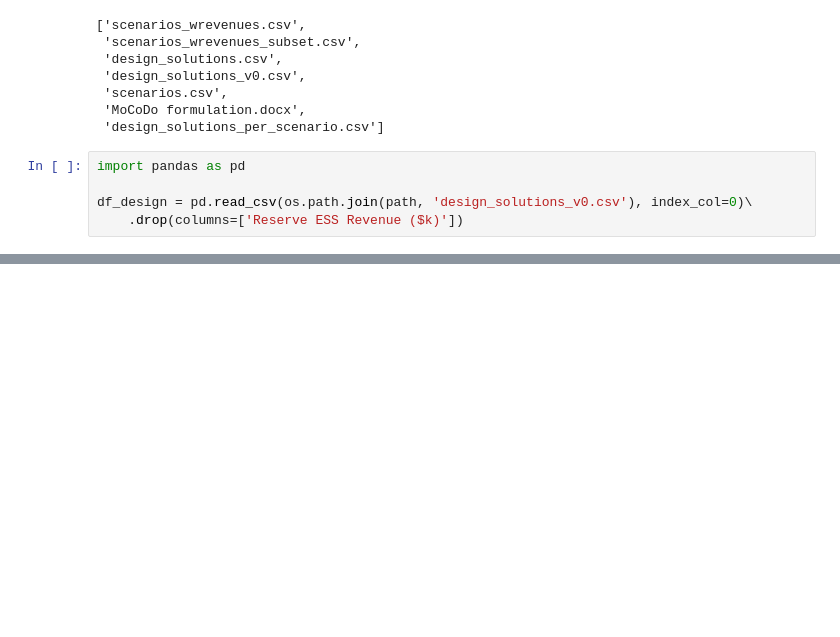
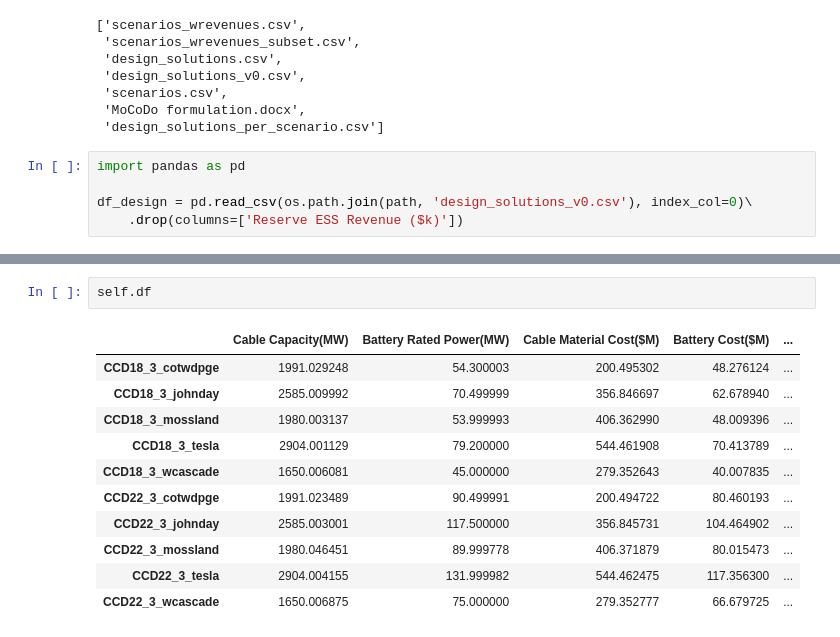
Before and after one commit to pnnl/pyMOODS, a Jupyter notebook: notebooks/Paper Figures.ipynb, the cells around one changed output, grey strips where cells are left out. Cells and saved outputs as stored; diff of their text form; blank space fills up the shorter version.

```diff
--- a/notebooks/Paper Figures.ipynb
+++ b/notebooks/Paper Figures.ipynb
@@ -167,2 +167,16 @@ plt.savefig('heatmap-example.pdf', format='pdf', bbox_inches='tight')
+# %%
+self.df
+# %% [output]
+|  | Cable Capacity(MW) | Battery Rated Power(MW) | Cable Material Cost($M) | Battery Cost($M) | ... |
+| CCD18_3_cotwdpge | 1991.029248 | 54.300003 | 200.495302 | 48.276124 | ... |
+| CCD18_3_johnday | 2585.009992 | 70.499999 | 356.846697 | 62.678940 | ... |
+| CCD18_3_mossland | 1980.003137 | 53.999993 | 406.362990 | 48.009396 | ... |
+| CCD18_3_tesla | 2904.001129 | 79.200000 | 544.461908 | 70.413789 | ... |
+| CCD18_3_wcascade | 1650.006081 | 45.000000 | 279.352643 | 40.007835 | ... |
+| CCD22_3_cotwdpge | 1991.023489 | 90.499991 | 200.494722 | 80.460193 | ... |
+| CCD22_3_johnday | 2585.003001 | 117.500000 | 356.845731 | 104.464902 | ... |
+| CCD22_3_mossland | 1980.046451 | 89.999778 | 406.371879 | 80.015473 | ... |
+| CCD22_3_tesla | 2904.004155 | 131.999982 | 544.462475 | 117.356300 | ... |
+| CCD22_3_wcascade | 1650.006875 | 75.000000 | 279.352777 | 66.679725 | ... |
 # %%
 import networkx as nx
```
Also changed, not shown: parts of 7 cells of this notebook, 1 other file.
